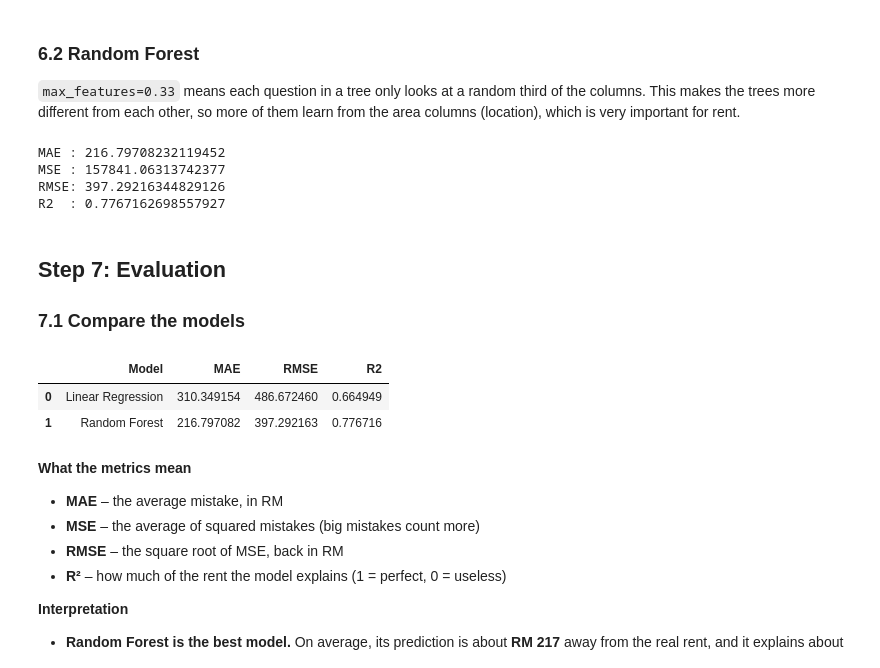
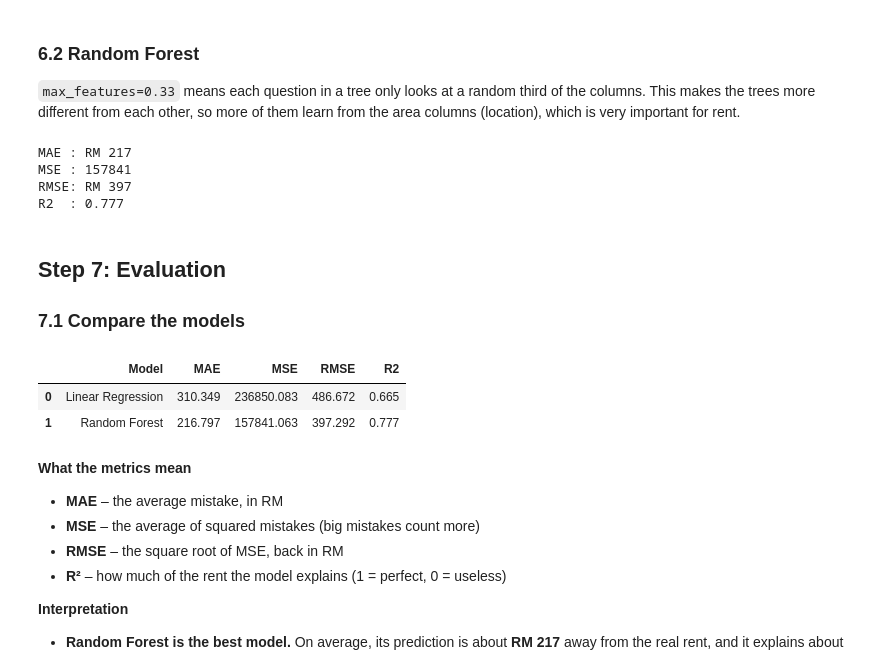
Before and after one commit to peterlinghuazhong/-CU05-Data-Science-Capstone-Project-, a Jupyter notebook: HousesRental.ipynb, the cells around one changed output. Cells and saved outputs as stored; diff of their text form; code cells hidden in the pictures.

```diff
--- a/HousesRental.ipynb
+++ b/HousesRental.ipynb
@@ -122,9 +123,10 @@ Some listings were posted more than once (same details, different `ads_id`). We
 # %%
+# ads_id is different for every ad, so we remove it first.
+# Then two copies of the same listing look exactly the same.
+df = df.drop(columns=["ads_id"])
+
 print("Rows before:", len(df))
-
-# Check duplicates using every column except ads_id
-df = df.drop_duplicates(subset=df.columns.drop("ads_id"))
-
+df = df.drop_duplicates()          # remove rows that are exactly the same
 print("Rows after:", len(df))
 # %% [output]
 Rows before: 19991
@@ -181,8 +185,8 @@ Name: count, dtype: int64
 - `completion_year` – almost half is missing
 - `facilities`, `additional_facilities` – long text lists
 # %%
-df = df.drop(columns=["ads_id", "prop_name", "completion_year",
-                      "facilities", "additional_facilities"])
+# Remove the columns we will not use
+df = df.drop(columns=["prop_name", "completion_year", "facilities", "additional_facilities"])
 df.head()
 # %% [output]
 |  | monthly_rent | location | property_type | rooms | parking | bathroom | size | furnished | region |
@@ -553,35 +715,48 @@ R2  : 0.6649492280541458
 ### 6.2 Random Forest
 `max_features=0.33` means each question in a tree only looks at a random third of the columns. This makes the trees more different from each other, so more of them learn from the area columns (location), which is very important for rent.
 # %%
+# 1. Create the model (100 trees by default)
 rf = RandomForestRegressor(max_features=0.33, random_state=42)
+
+# 2. Train it
 rf.fit(X_train_scaled, y_train)
+
+# 3. Predict the rent of the test data
 rf_pred = rf.predict(X_test_scaled)
 
-print("MAE :", mean_absolute_error(y_test, rf_pred))
-print("MSE :", mean_squared_error(y_test, rf_pred))
-print("RMSE:", np.sqrt(mean_squared_error(y_test, rf_pred)))
-print("R2  :", r2_score(y_test, rf_pred))
+# 4. Compare the predictions with the real rents
+rf_mae = mean_absolute_error(y_test, rf_pred)
+rf_mse = mean_squared_error(y_test, rf_pred)
+rf_rmse = np.sqrt(rf_mse)
+rf_r2 = r2_score(y_test, rf_pred)
+
+print("MAE : RM", round(rf_mae))
+print("MSE :", round(rf_mse))
+print("RMSE: RM", round(rf_rmse))
+print("R2  :", round(rf_r2, 3))
 # %% [output]
-MAE : 216.79708232119452
-MSE : 157841.06313742377
-RMSE: 397.29216344829126
-R2  : 0.7767162698557927
+MAE : RM 217
+MSE : 157841
+RMSE: RM 397
+R2  : 0.777
 # %% [markdown]
 ## Step 7: Evaluation
 
 ### 7.1 Compare the models
 # %%
+# Put the results of both models in one table
 results = pd.DataFrame({
     "Model": ["Linear Regression", "Random Forest"],
-    "MAE": [mean_absolute_error(y_test, lr_pred), mean_absolute_error(y_test, rf_pred)],
-    "RMSE": [np.sqrt(mean_squared_error(y_test, lr_pred)), np.sqrt(mean_squared_error(y_test, rf_pred))],
-    "R2": [r2_score(y_test, lr_pred), r2_score(y_test, rf_pred)],
+    "MAE":   [lr_mae, rf_mae],
+    "MSE":   [lr_mse, rf_mse],
+    "RMSE":  [lr_rmse, rf_rmse],
+    "R2":    [lr_r2, rf_r2],
 })
-results
+results.round(3)
 # %% [output]
-|  | Model | MAE | RMSE | R2 |
-| 0 | Linear Regression | 310.349154 | 486.672460 | 0.664949 |
-| 1 | Random Forest | 216.797082 | 397.292163 | 0.776716 |
+|  | Model | MAE | MSE | RMSE | R2 |
+| 0 | Linear Regression | 310.349 | 236850.083 | 486.672 | 0.665 |
+| 1 | Random Forest | 216.797 | 157841.063 | 397.292 | 0.777 |
 # %% [markdown]
 **What the metrics mean**
 - **MAE** – the average mistake, in RM
```
Also changed, not shown: parts of 59 cells of this notebook.
